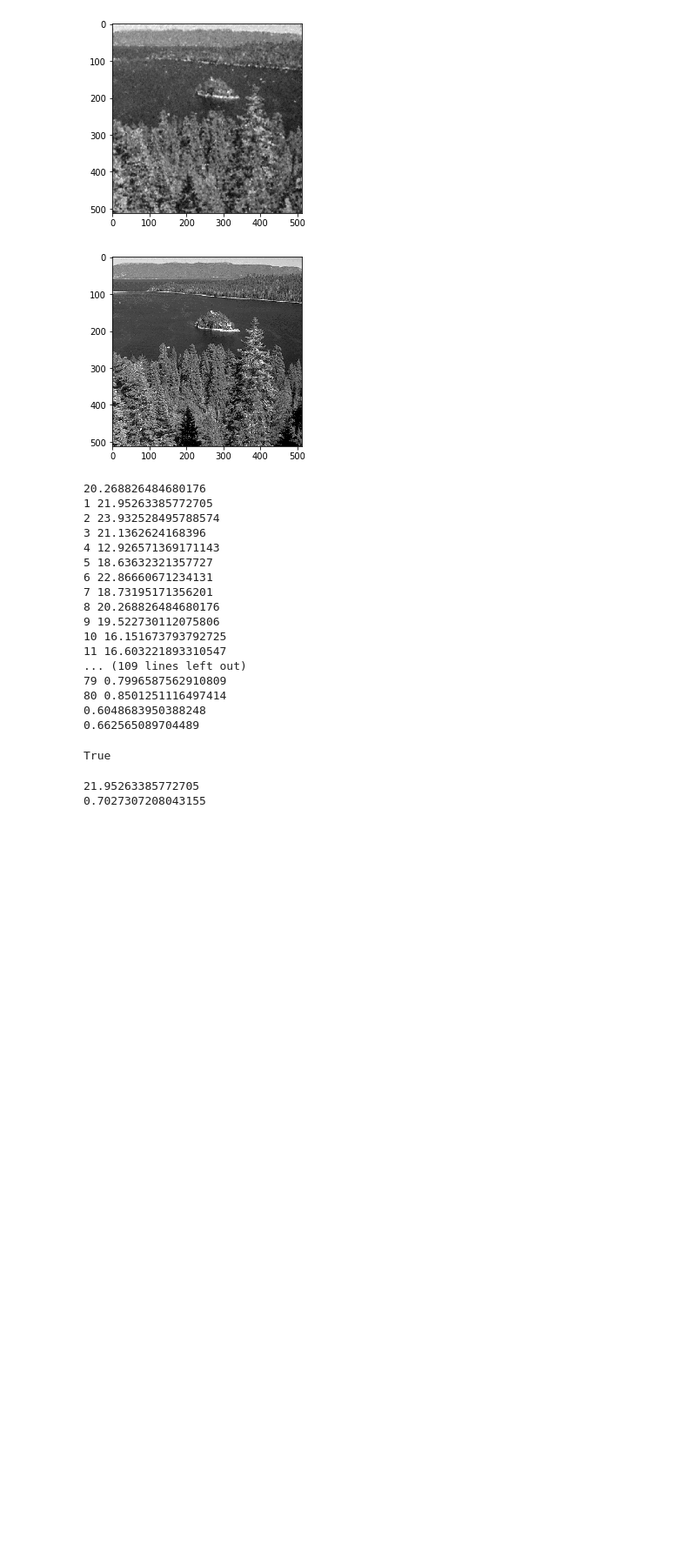
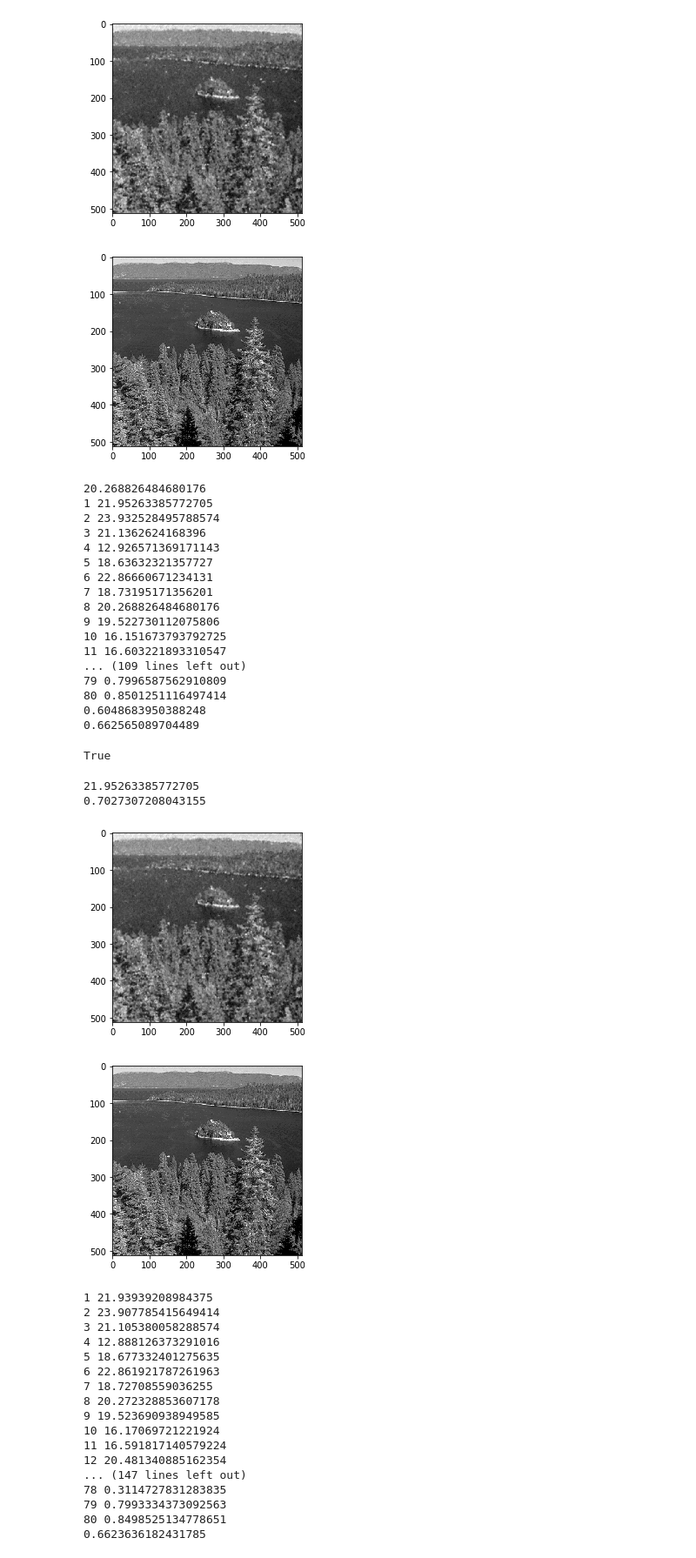
Before and after one commit to tomsan61065/DL, a Jupyter notebook: imageNoise/imageNoiseTest-New80.ipynb, the cells around one changed output. Shown at 87% size. Saved outputs shown, nothing was run; the diff lists cells and outputs as text; code cells hidden in the pictures; blank space fills up the shorter version.

Commit message:
fix PSNR&SSIM

```diff
--- a/imageNoise/imageNoiseTest-New80.ipynb
+++ b/imageNoise/imageNoiseTest-New80.ipynb
@@ -506,9 +507,10 @@ print(totalPSNR / 80)
 totalSSIM = 0
 for i in range(80):
     totalSSIM += SSIM(dataY[i], result[i])
-    #img = result[i]
-    #img = cv2.normalize(img, None, 0, 255, cv2.NORM_MINMAX, cv2.CV_8U)
-    #cv2.imwrite("../../Denoise_80/" + str(i+1) + '.png', img)
+    img = result[i]
+    img = 255 * img # Now scale by 255
+    img = img.astype(np.uint8)
+    cv2.imwrite("../../Denoise_80/" + str(i+1) + '.png', img)
     if SSIM(dataY[i], result[i]) > 0.7:
         print(i+1, SSIM(dataY[i], result[i]))
 
@@ -570,3 +572,58 @@ print(SSIM(dataY[0], result[0]))
 # %% [output]
 21.95263385772705
 0.7027307208043155
+# %%
+X = np.zeros((80,512, 512))
+Y = np.zeros((80,512, 512))
+
+for i in range(1, 81):
+    picture = str(i)
+    img = cv2.imread("../../Denoise_80/" + picture + ".png", cv2.IMREAD_GRAYSCALE)
+    X[i-1] = img
+    picture = f'{i:#04d}'
+    img = cv2.imread("../../Gray-Level_80_noise/" + picture + ".png", cv2.IMREAD_GRAYSCALE)
+    Y[i-1] = img
+
+X = X.astype('float32') / 255
+Y = Y.astype('float32') / 255
+
+img = X[7]
+plt.imshow(img, cmap="gray")
+plt.show()
+
+img = Y[7]
+plt.imshow(img, cmap="gray")
+plt.show()
+totalPSNR = 0
+for i in range(80):
+    totalPSNR += PSNR(Y[i], X[i])
+    print(i+1, PSNR(Y[i], X[i]))
+print(totalPSNR/80)
+
+
+print("=========")
+totalSSIM = 0
+for i in range(80):
+    totalSSIM += SSIM(Y[i], X[i])
+    print(i+1, SSIM(Y[i], X[i]))
+print(totalSSIM/80)
+# %% [output]
+[figure, added]
+[figure, added]
+1 21.93939208984375
+2 23.907785415649414
+3 21.105380058288574
+4 12.888126373291016
+5 18.677332401275635
+6 22.861921787261963
+7 18.72708559036255
+8 20.272328853607178
+9 19.523690938949585
+10 16.17069721221924
+11 16.591817140579224
+12 20.481340885162354
+... (147 lines left out)
+78 0.3114727831283835
+79 0.7993334373092563
+80 0.8498525134778651
+0.6623636182431785
```
Also changed, not shown: parts of 6 cells of this notebook.
